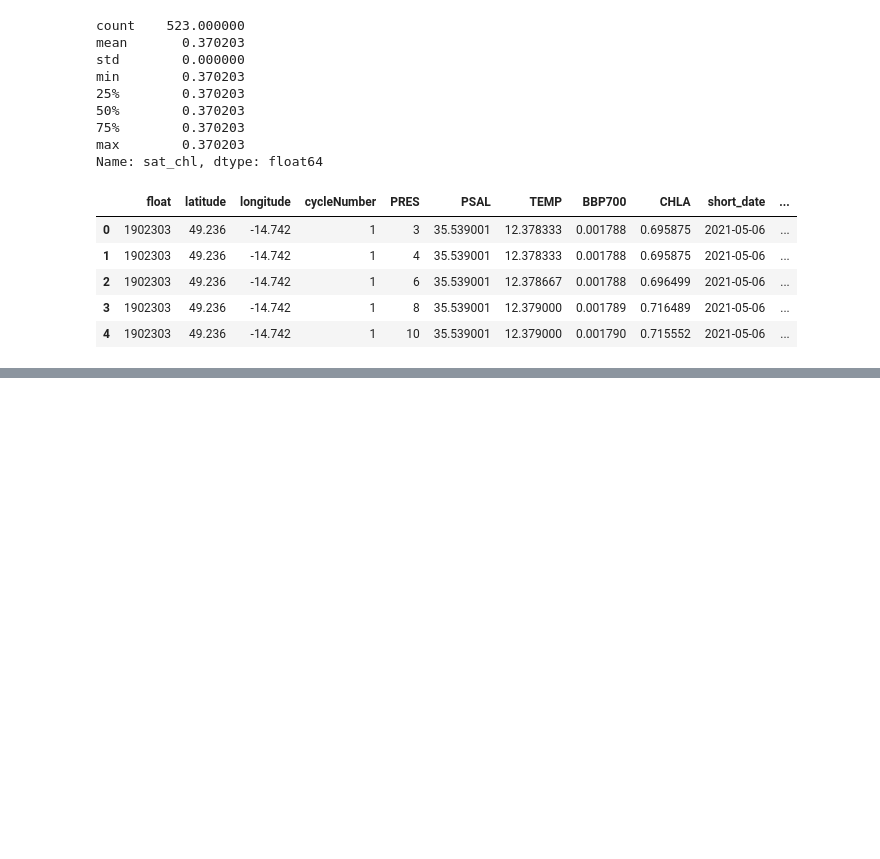
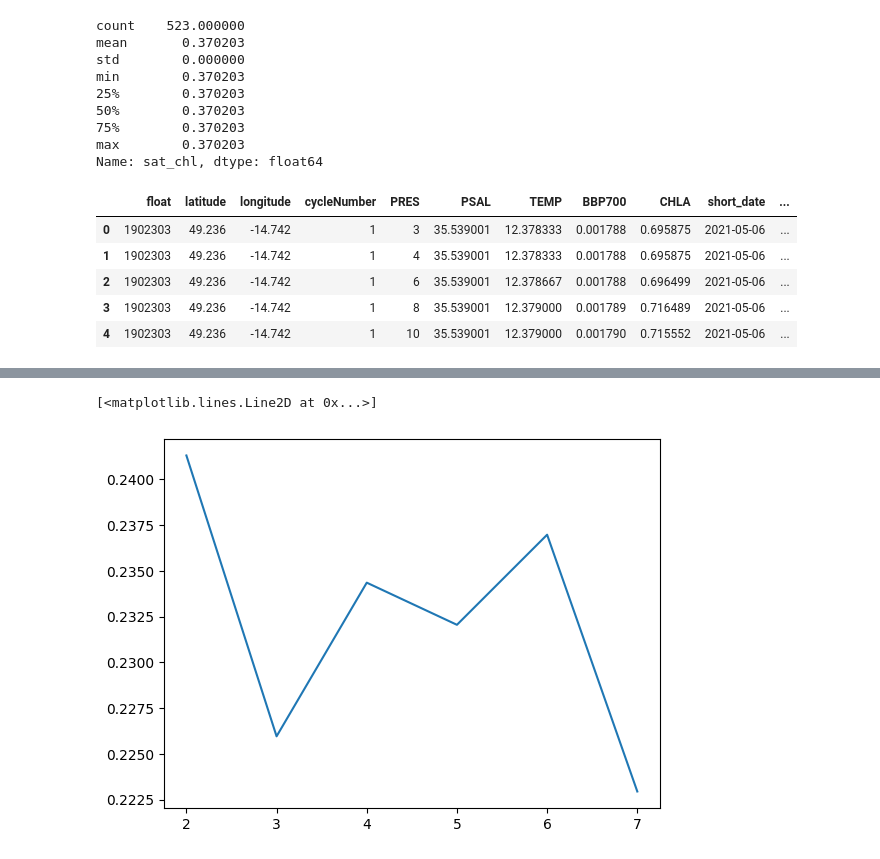
Before and after one commit to gnyirjesy/ocean-depth-characterization, a Jupyter notebook: EDA/clustering_gn.ipynb, the cells around one changed output, grey strips where cells are left out. Cells and saved outputs as stored; diff of their text form; code cells hidden in the pictures; blank space fills up the shorter version.

Commit message:
try kmeans and plotting of curves

```diff
--- a/EDA/clustering_gn.ipynb
+++ b/EDA/clustering_gn.ipynb
@@ -277,0 +206,7 @@ _ = plt.plot(xdata, ydata,'x')
+# %%
+pivoted_clustering = pivoted.drop(['float','cycleNumber','latitude','longitude'],axis=1)
+# %%
+drop_cols = [col for col in pivoted_clustering.columns if '_29' in col]
+pivoted_clustering=pivoted_clustering.drop(drop_cols, axis=1)
+# %%
+pivoted_clustering= pivoted_clustering.fillna(0)
@@ -277,0 +215,12 @@ _ = plt.plot(xdata, ydata,'x')
+# %%
+silhouette_avgs = []
+for i in range(2,8):
+    clustering_kmeans = KMeans(n_clusters=i)
+    clusters = clustering_kmeans.fit_predict(pivoted_clustering)
+    silhouette_avg = silhouette_score(pivoted_clustering, clusters)
+    silhouette_avgs.append(silhouette_avg)
+# %%
+plt.plot(np.arange(2,len(silhouette_avgs)+2,1),silhouette_avgs)
+# %% [output]
+[<matplotlib.lines.Line2D at 0x...>]
+[figure, added]
```
Also changed, not shown: parts of 46 cells of this notebook.
